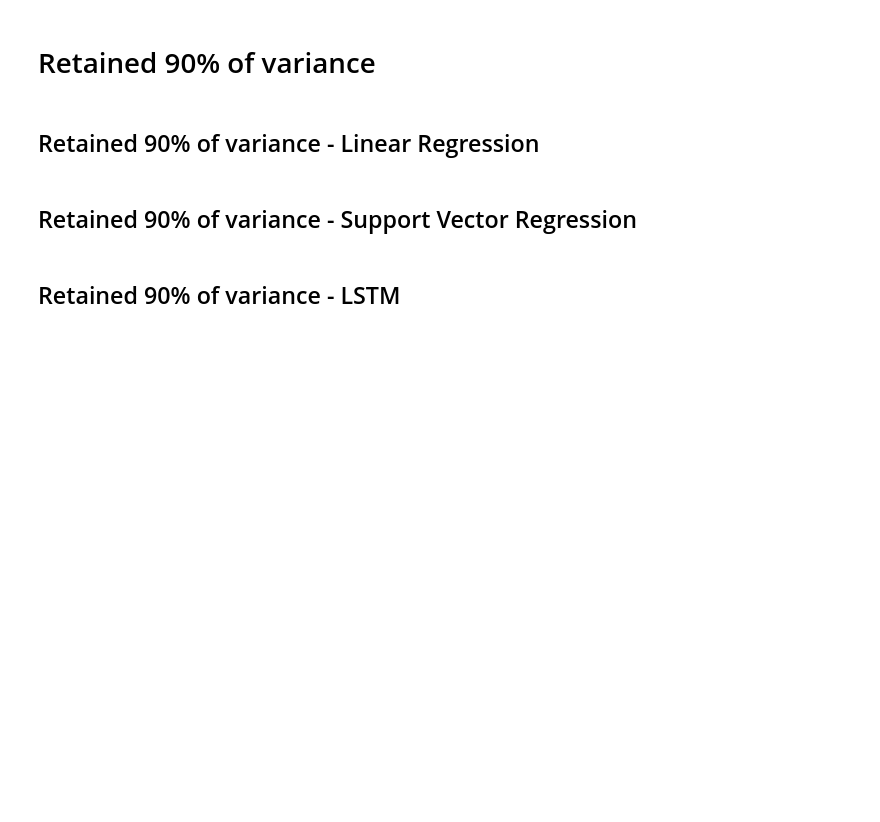
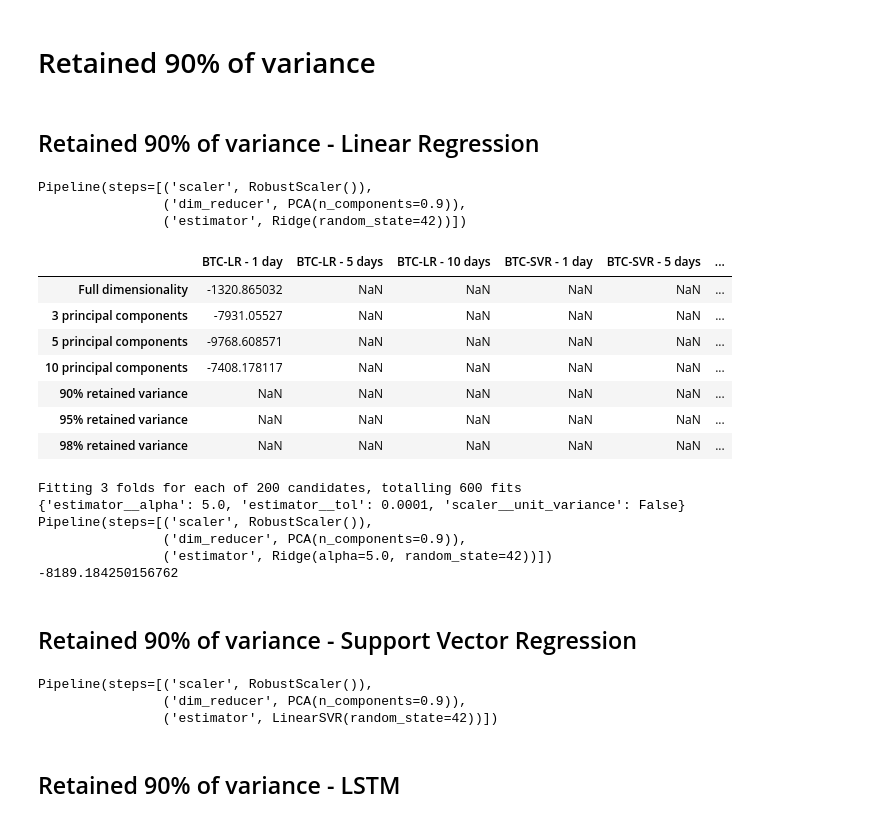
Before and after one commit to Tomas-Barhon/Noise-reduction-and-feature-extraction-with-principal-component-analysis, a Jupyter notebook: Code/btc_analysis.ipynb, the cells around one changed output. Saved outputs shown, nothing was run; the diff lists cells and outputs as text; code cells hidden in the pictures; blank space fills up the shorter version.

```diff
--- a/Code/btc_analysis.ipynb
+++ b/Code/btc_analysis.ipynb
@@ -153,5 +258,5 @@ pipe
 ## Top 5 principal components - Linear Regression
 # %%
 pca = PCA(n_components = 5)
-pipe = pipeline.assembly_pipeline(estimator = LinearRegression(), dim_reducer = pca)
+pipe = Pipeline.assembly_pipeline(estimator = Ridge(random_state = 42), dim_reducer = pca)
 pipe
@@ -157,0 +267,13 @@ pipe
+# %%
+parameters = {"scaler__unit_variance":[True,False],
+              "estimator__alpha": np.linspace(0,5,20),
+              "estimator__tol":[0.0001, 0.0005,0.001, 0.005, 0.01]}
+train_data, test_data, train_target, test_target = Pipeline.split_train_test(pipeline.data_1d_shift)
+model = Pipeline.fit_grid_search(train_data, train_target, pipe, parameters)
+results_train_averaged.loc[["5 principal components"],["BTC-LR - 1 day"]] = model.best_score_
+prediction = model.predict(test_data)
+results_test.loc[["5 principal components"],["BTC-LR - 1 day"]] = mean_squared_error(test_target,
+                                                                prediction, squared = False)
+print(model.best_params_)
+print(model.best_estimator_)
+print(model.best_score_)
@@ -173,5 +309,5 @@ pipe
 ## Top 10 principal components - Linear Regression
 # %%
 pca = PCA(n_components = 10)
-pipe = pipeline.assembly_pipeline(estimator = LinearRegression(), dim_reducer = pca)
+pipe = Pipeline.assembly_pipeline(estimator = Ridge(random_state = 42), dim_reducer = pca)
 pipe
@@ -177,0 +318,13 @@ pipe
+# %%
+parameters = {"scaler__unit_variance":[True,False],
+              "estimator__alpha": np.linspace(0,5,20),
+              "estimator__tol":[0.0001, 0.0005,0.001, 0.005, 0.01]}
+train_data, test_data, train_target, test_target = Pipeline.split_train_test(pipeline.data_1d_shift)
+model = Pipeline.fit_grid_search(train_data, train_target, pipe, parameters)
+results_train_averaged.loc[["10 principal components"],["BTC-LR - 1 day"]] = model.best_score_
+prediction = model.predict(test_data)
+results_test.loc[["10 principal components"],["BTC-LR - 1 day"]] = mean_squared_error(test_target,
+                                                                prediction, squared = False)
+print(model.best_params_)
+print(model.best_estimator_)
+print(model.best_score_)
@@ -193,14 +358,53 @@ pipe
 ## Retained 90% of variance - Linear Regression
 # %%
 pca = PCA(n_components = 0.9)
-pipe = pipeline.assembly_pipeline(estimator = LinearRegression(), dim_reducer = pca)
+pipe = Pipeline.assembly_pipeline(estimator = Ridge(random_state = 42), dim_reducer = pca)
 pipe
+# %% [output]
+Pipeline(steps=[('scaler', RobustScaler()),
+                ('dim_reducer', PCA(n_components=0.9)),
+                ('estimator', Ridge(random_state=42))])
+# %%
+results_train_averaged
+# %% [output]
+|  | BTC-LR - 1 day | BTC-LR - 5 days | BTC-LR - 10 days | BTC-SVR - 1 day | BTC-SVR - 5 days | ... |
+| Full dimensionality | -1320.865032 | NaN | NaN | NaN | NaN | ... |
+| 3 principal components | -7931.05527 | NaN | NaN | NaN | NaN | ... |
+| 5 principal components | -9768.608571 | NaN | NaN | NaN | NaN | ... |
+| 10 principal components | -7408.178117 | NaN | NaN | NaN | NaN | ... |
+| 90% retained variance | NaN | NaN | NaN | NaN | NaN | ... |
+| 95% retained variance | NaN | NaN | NaN | NaN | NaN | ... |
+| 98% retained variance | NaN | NaN | NaN | NaN | NaN | ... |
+# %%
+parameters = {"scaler__unit_variance":[True,False],
+              "estimator__alpha": np.linspace(0,5,20),
+              "estimator__tol":[0.0001, 0.0005,0.001, 0.005, 0.01]}
+train_data, test_data, train_target, test_target = Pipeline.split_train_test(pipeline.data_1d_shift)
+model = Pipeline.fit_grid_search(train_data, train_target, pipe, parameters)
+results_train_averaged.loc[["90% retained variance"],["BTC-LR - 1 day"]] = model.best_score_
+prediction = model.predict(test_data)
+results_test.loc[["90% retained variance"],["BTC-LR - 1 day"]] = mean_squared_error(test_target,
+                                                                prediction, squared = False)
+print(model.best_params_)
+print(model.best_estimator_)
+print(model.best_score_)
+# %% [output]
+Fitting 3 folds for each of 200 candidates, totalling 600 fits
+{'estimator__alpha': 5.0, 'estimator__tol': 0.0001, 'scaler__unit_variance': False}
+Pipeline(steps=[('scaler', RobustScaler()),
+                ('dim_reducer', PCA(n_components=0.9)),
+                ('estimator', Ridge(alpha=5.0, random_state=42))])
+-8189.184250156762
 # %% [markdown]
 ## Retained 90% of variance - Support Vector Regression
 # %%
 pca = PCA(n_components = 0.9)
-pipe = pipeline.assembly_pipeline(estimator = LinearSVR(), dim_reducer = pca)
+pipe = Pipeline.assembly_pipeline(estimator = LinearSVR(random_state = 42), dim_reducer = pca)
 pipe
+# %% [output]
+Pipeline(steps=[('scaler', RobustScaler()),
+                ('dim_reducer', PCA(n_components=0.9)),
+                ('estimator', LinearSVR(random_state=42))])
 # %% [markdown]
 ## Retained 90% of variance - LSTM
 # %%
```
Also changed, not shown: parts of 38 cells of this notebook, 1 other file.
